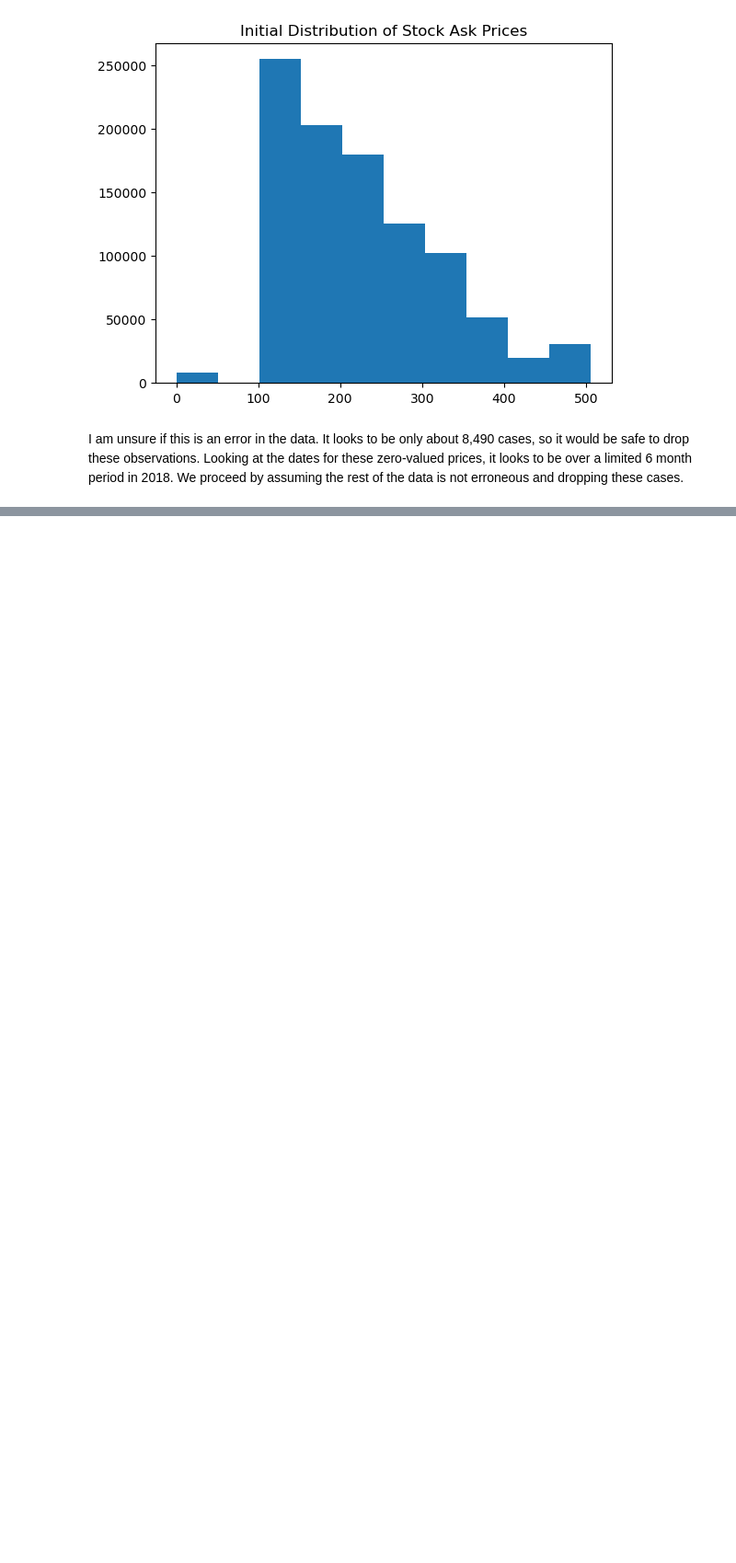
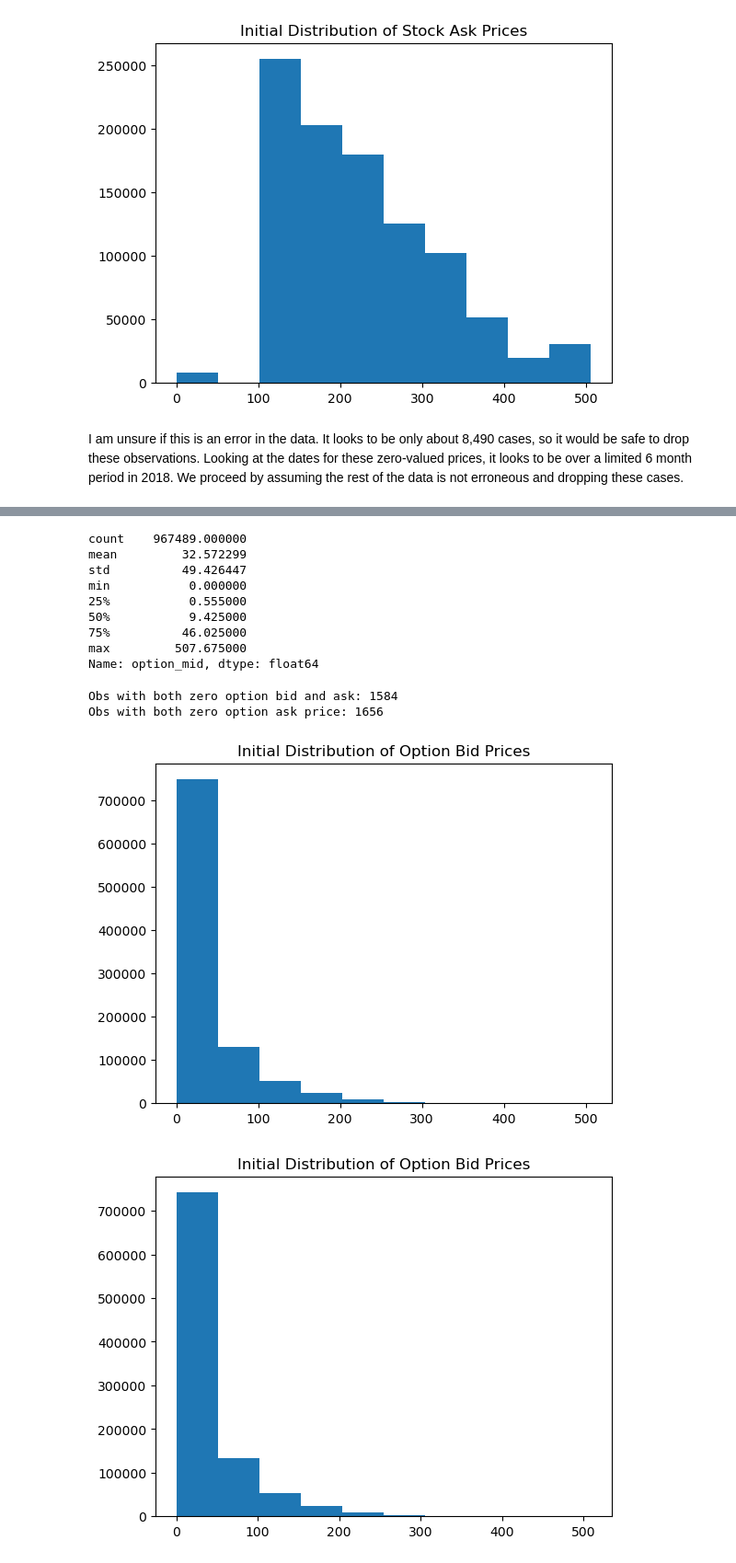
Before and after one commit to jul-ian/ml-derivatives, a Jupyter notebook: notebooks/0_EDA_and_cleaning.ipynb, the cells around one changed output, grey strips where cells are left out. Shown at 92% size. Saved outputs shown, nothing was run; the diff lists cells and outputs as text; code cells hidden in the pictures; blank space fills up the shorter version.

```diff
--- a/notebooks/0_EDA_and_cleaning.ipynb
+++ b/notebooks/0_EDA_and_cleaning.ipynb
@@ -169,0 +140,15 @@ Obs with both zero option bid and ask: 1584
+# %%
+display(aapl_df_1['option_bid'].describe())
+display(aapl_df_1['option_ask'].describe())
+display(aapl_df_1['option_mid'].describe())
+
+print(f"Obs with both zero option bid and ask: {sum((aapl_df_1['option_bid']==0) & (aapl_df_1['option_ask']==0))}")
+print(f"Obs with both zero option ask price: {sum((aapl_df_1['option_ask'] == 0))}")
+
+plt.hist(aapl_df_1['option_bid'])
+plt.title('Initial Distribution of Option Bid Prices')
+plt.show()
+plt.hist(aapl_df_1['option_ask'])
+plt.title('Initial Distribution of Option Bid Prices')
+plt.show()
+# %% [output]
@@ -169,0 +173,13 @@ Obs with both zero option bid and ask: 1584
+count    967489.000000
+mean         32.572299
+std          49.426447
+min           0.000000
+25%           0.555000
+50%           9.425000
+75%          46.025000
+max         507.675000
+Name: option_mid, dtype: float64
+Obs with both zero option bid and ask: 1584
+Obs with both zero option ask price: 1656
+[figure, added]
+[figure, added]
```
Also changed, not shown: parts of 8 cells of this notebook.
